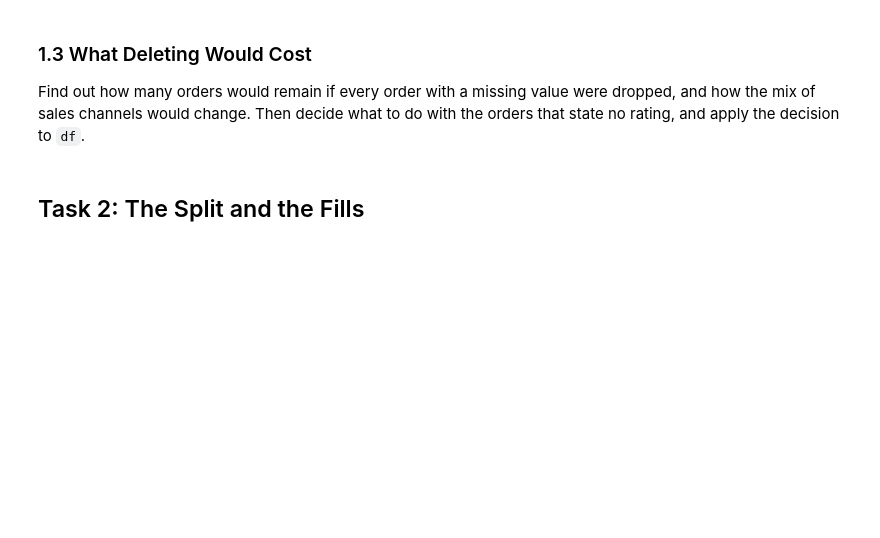
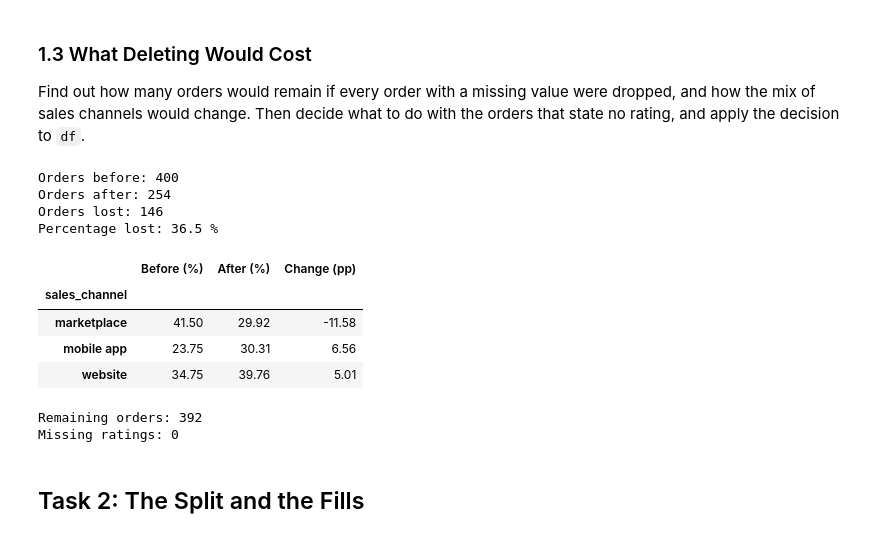
Before and after one commit to andrejgruevski/data-science, a Jupyter notebook: labs/03-online-orders/notebook.ipynb, the cells around one changed output. Cells and saved outputs as stored; diff of their text form; code cells hidden in the pictures; blank space fills up the shorter version.

```diff
--- a/labs/03-online-orders/notebook.ipynb
+++ b/labs/03-online-orders/notebook.ipynb
@@ -113,7 +285,59 @@ For each column with missing values, find out whether its gaps depend on another
 
 Find out how many orders would remain if every order with a missing value were dropped, and how the mix of sales channels would change. Then decide what to do with the orders that state no rating, and apply the decision to `df`.
 # %%
-# Write your solution here.
+
+# Vkupen broj naracki pred brisenje
+total_before = len(df)
+
+# Probno brisenje na site redovi so missing values
+df_complete = df.dropna()
+
+# Broj naracki po brisenje
+total_after = len(df_complete)
+
+# Kolku naracki bi izgubile
+lost_orders = total_before - total_after
+
+print("Orders before:", total_before)
+print("Orders after:", total_after)
+print("Orders lost:", lost_orders)
+print("Percentage lost:", round(lost_orders / total_before * 100, 2), "%")
+# %% [output]
+Orders before: 400
+Orders after: 254
+Orders lost: 146
+Percentage lost: 36.5 %
+# %%
+
+before = df["sales_channel"].value_counts(normalize=True) * 100
+after = df_complete["sales_channel"].value_counts(normalize=True) * 100
+
+comparison = pd.DataFrame({
+    "Before (%)": before,
+    "After (%)": after
+})
+
+comparison["Change (pp)"] = (
+    comparison["After (%)"] - comparison["Before (%)"]
+)
+
+display(comparison.round(2))
+# %% [output]
+|  | Before (%) | After (%) | Change (pp) |
+| sales_channel |  |  |  |
+| marketplace | 41.50 | 29.92 | -11.58 |
+| mobile app | 23.75 | 30.31 | 6.56 |
+| website | 34.75 | 39.76 | 5.01 |
+# %%
+
+# Brishenje samo na redovi so missing rating
+df = df.dropna(subset=["rating"]).copy()
+
+print("Remaining orders:", len(df))
+print("Missing ratings:", df["rating"].isna().sum())
+# %% [output]
+Remaining orders: 392
+Missing ratings: 0
 # %% [markdown]
 ## Task 2: The Split and the Fills
 # %% [markdown]
```
Also changed, not shown: parts of 4 cells of this notebook.
